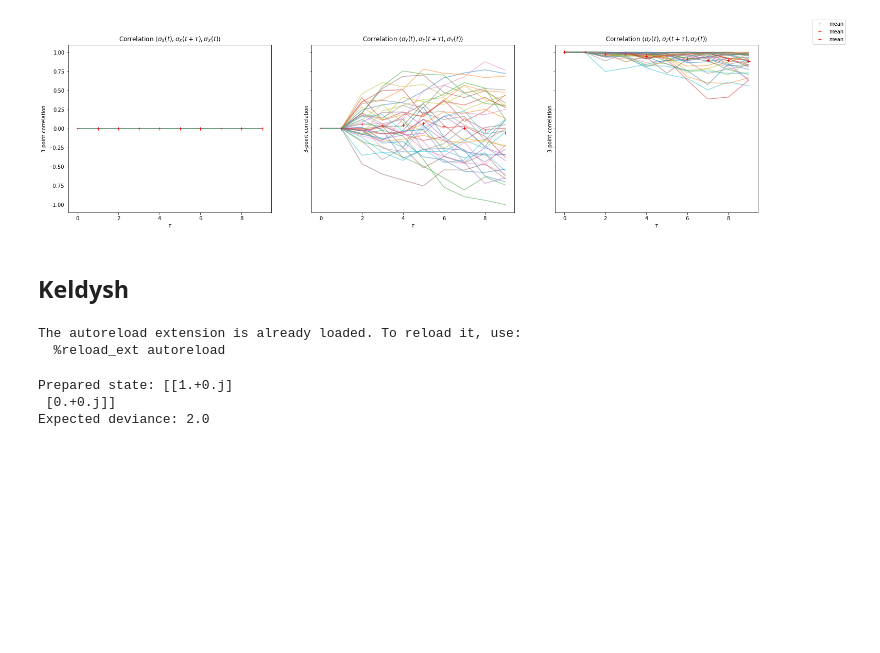
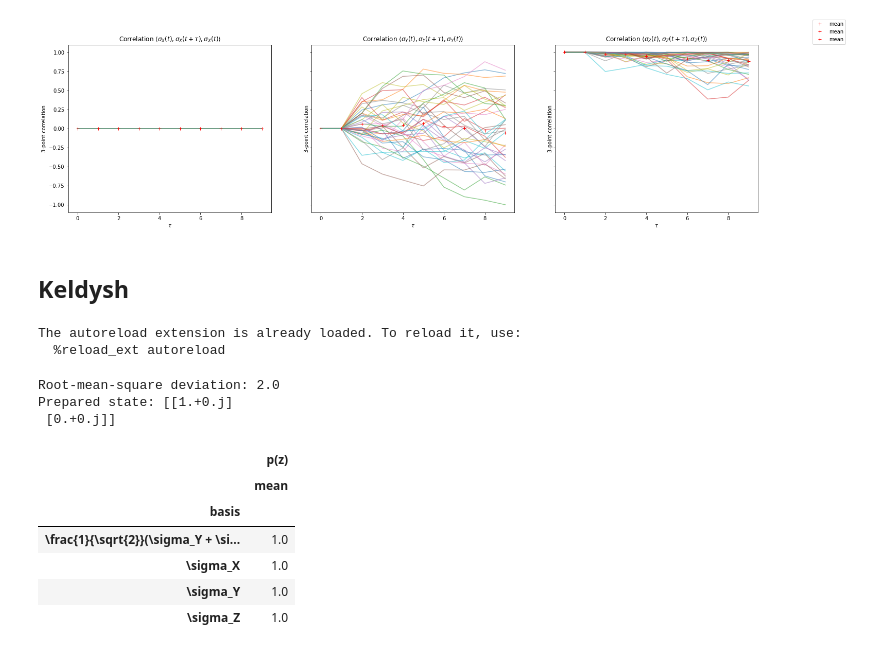
Before and after one commit to farice/SpectatorQubits, a Jupyter notebook: keldysh.ipynb, the cells around one changed output. Drawn from its saved outputs; the diff is of its cells as text; code cells hidden in the pictures; blank space fills up the shorter version.

```diff
--- a/keldysh.ipynb
+++ b/keldysh.ipynb
@@ -151,21 +153,19 @@ The autoreload extension is already loaded. To reload it, use:
   %reload_ext autoreload
 # %%
 # Temporal lattice size.
-T = 4
+T = 2
+# Number of independent GP chains to sample.
+M = 100
+SIGMA = np.pi / 4
+MU = 0
 
+# sqrt(2SD * 2 * lattice_length / np.pi)
+expected_random_2sd_distance = np.sqrt(2 * SIGMA * 2 * (2 * T) / np.pi)
+print(f"Root-mean-square deviation: {expected_random_2sd_distance}")
+# assert expected_random_2sd_distance < np.pi/2, f"Random walk distance should remain bounded to hemisphere: expected {expected_random_2sd_distance} < {np.pi/2}"
 # Prepare in sigmaz().
 state0 = np.array(basis(2, 0))
 print(f"Prepared state: {state0}")
-
-# Number of independent GP chains to sample.
-M = 100
-
-SIGMA = np.pi / 8
-MU = 0
-# sqrt(2SD * 2 * lattice_length / np.pi)
-expected_random_2sd_distance = np.sqrt(2 * SIGMA * 2 * (2 * T) / np.pi)
-print(f"Expected deviance: {expected_random_2sd_distance}")
-# assert expected_random_2sd_distance < np.pi/2, f"Random walk distance should remain bounded to hemisphere: expected {expected_random_2sd_distance} < {np.pi/2}"
 
 def get_eig(sigma_i):
     return np.array([np.array(e) for e in sigma_i.eigenstates()[1]])
@@ -175,7 +175,7 @@ meas = {
     r'\sigma_X': (np.array(sigmax()), get_eig(sigmax())),
     r'\sigma_Y': (np.array(sigmay()), get_eig(sigmay())),  # optimal
     r'\sigma_Z': (np.array(sigmaz()), get_eig(sigmaz())),
-    r'\frac{1}{\sqrt{2}}(\sigma_X + \sigma_Y)': (sigmax() + sigmay() ) / np.sqrt(2),
+    r'\frac{1}{\sqrt{2}}(\sigma_Y + \sigma_Z)': (np.array((sigmay() + sigmaz()) / np.sqrt(2)), get_eig((sigmay() + sigmaz()) / np.sqrt(2))),
 }
 
 meas_names = list(meas.keys())
@@ -185,9 +185,24 @@ keldysh_vec = kd.sample_gps(meas_names, meas_eigs, M, MU, SIGMA, T, state0)
 keldysh_vec = kd_utils.qobj_to_numpy(keldysh_vec)
 # print(keldysh_vec)
 # %% [output]
+Root-mean-square deviation: 2.0
 Prepared state: [[1.+0.j]
  [0.+0.j]]
-Expected deviance: 2.0
+# %%
+kd_df = kd_utils.keldysh_vec_to_pd(keldysh_vec, T)
+
+kd_df_mean = kd_df.groupby(['z', 'basis']).agg({'p(z)': ['mean']})
+# %%
+# Check that quasi-probability distributions are indeed normalized.
+kd_df_mean.groupby(['basis']).sum()
+# %% [output]
+|  | p(z) |
+|  | mean |
+| basis |  |
+| \frac{1}{\sqrt{2}}(\sigma_Y + \si... | 1.0 |
+| \sigma_X | 1.0 |
+| \sigma_Y | 1.0 |
+| \sigma_Z | 1.0 |
 # %%
 kd_utils.keldysh_plot(meas, keldysh_vec, T)
 # %% [output]
```
Also changed, not shown: parts of 3 cells of this notebook, 2 other files.
